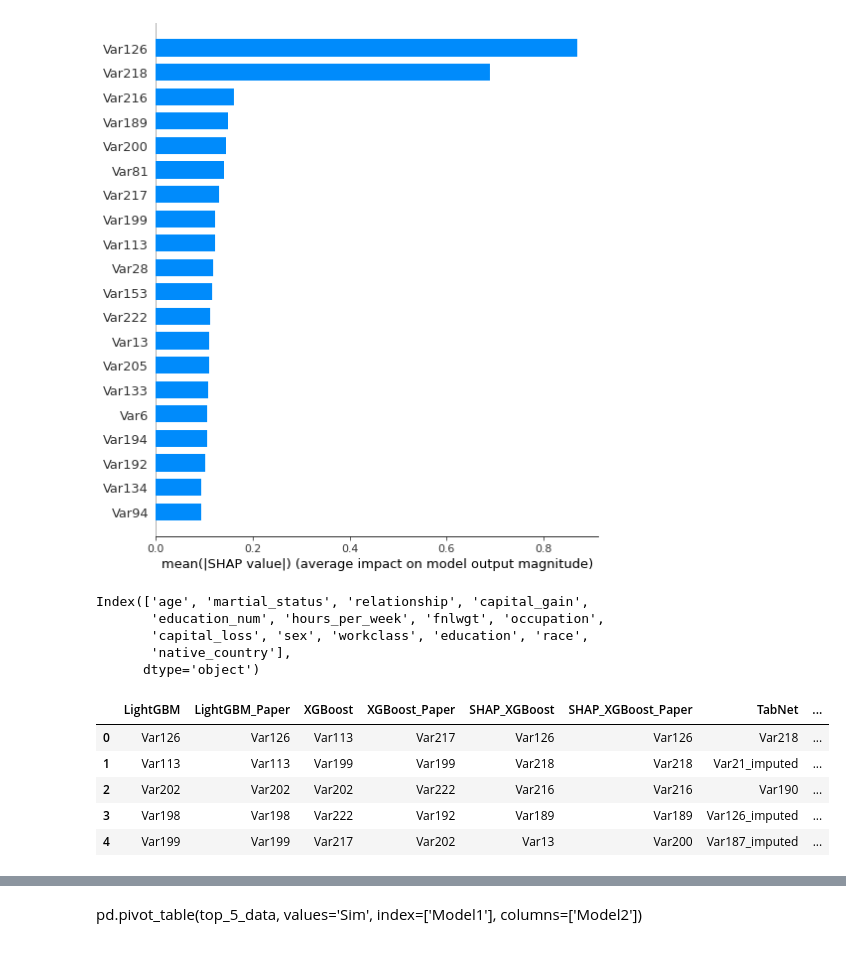
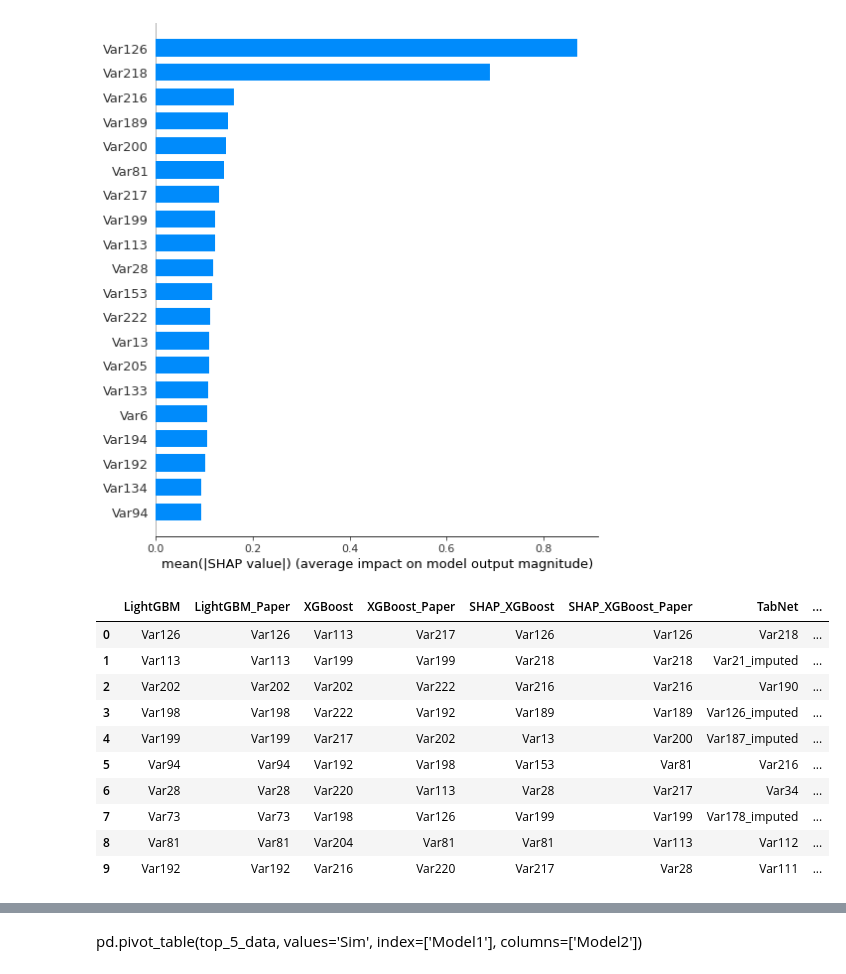
Before and after one commit to Sanchozz/coursework, a Jupyter notebook: experiments/tabnet/boosting_tabnet_compare_kdd_appetency.ipynb, the cells around one changed output, grey strips where cells are left out. Drawn from its saved outputs; the diff is of its cells as text; code cells hidden in the pictures.

Commit message:
xgboost and tabnet models on xgboost, shap and tabnet most important features

```diff
--- a/experiments/tabnet/boosting_tabnet_compare_kdd_appetency.ipynb
+++ b/experiments/tabnet/boosting_tabnet_compare_kdd_appetency.ipynb
@@ -258,14 +272,6 @@ shap_values_paper = shap.TreeExplainer(model_xgb_paper).shap_values(train_X)
 shap.summary_plot(shap_values_paper, train_X, plot_type="bar")
 # %% [output]
 [figure]
-# %%
-train_X.columns[np.argsort(np.abs(shap_values).mean(0))][::-1]
-# %% [output]
-Index(['age', 'martial_status', 'relationship', 'capital_gain',
-       'education_num', 'hours_per_week', 'fnlwgt', 'occupation',
-       'capital_loss', 'sex', 'workclass', 'education', 'race',
-       'native_country'],
-      dtype='object')
 # %%
 df_compare = pd.DataFrame([train_X.columns[x[0]] for x in importance_lgbm], columns=["LightGBM"])
 df_compare["LightGBM_Paper"] = [train_X.columns[x[0]] for x in importance_lgbm]
@@ -276,11 +282,16 @@ df_compare["SHAP_XGBoost_Paper"] = train_X.columns[np.argsort(np.abs(shap_values
 df_compare["TabNet"] = [train_X.columns[x[0]] for x in importance_tabnet]
 df_compare["TabNet_Paper"] = [train_X.columns[x[0]] for x in importance_tabnet_paper]
 # %%
-df_compare.head()
+df_compare.head(10)
 # %% [output]
 |  | LightGBM | LightGBM_Paper | XGBoost | XGBoost_Paper | SHAP_XGBoost | SHAP_XGBoost_Paper | TabNet | ... |
 | 0 | Var126 | Var126 | Var113 | Var217 | Var126 | Var126 | Var218 | ... |
 | 1 | Var113 | Var113 | Var199 | Var199 | Var218 | Var218 | Var21_imputed | ... |
 | 2 | Var202 | Var202 | Var202 | Var222 | Var216 | Var216 | Var190 | ... |
 | 3 | Var198 | Var198 | Var222 | Var192 | Var189 | Var189 | Var126_imputed | ... |
 | 4 | Var199 | Var199 | Var217 | Var202 | Var13 | Var200 | Var187_imputed | ... |
+| 5 | Var94 | Var94 | Var192 | Var198 | Var153 | Var81 | Var216 | ... |
+| 6 | Var28 | Var28 | Var220 | Var113 | Var28 | Var217 | Var34 | ... |
+| 7 | Var73 | Var73 | Var198 | Var126 | Var199 | Var199 | Var178_imputed | ... |
+| 8 | Var81 | Var81 | Var204 | Var81 | Var81 | Var113 | Var112 | ... |
+| 9 | Var192 | Var192 | Var216 | Var220 | Var217 | Var28 | Var111 | ... |
```
Also changed, not shown: parts of 14 cells of this notebook, 2 other files.
